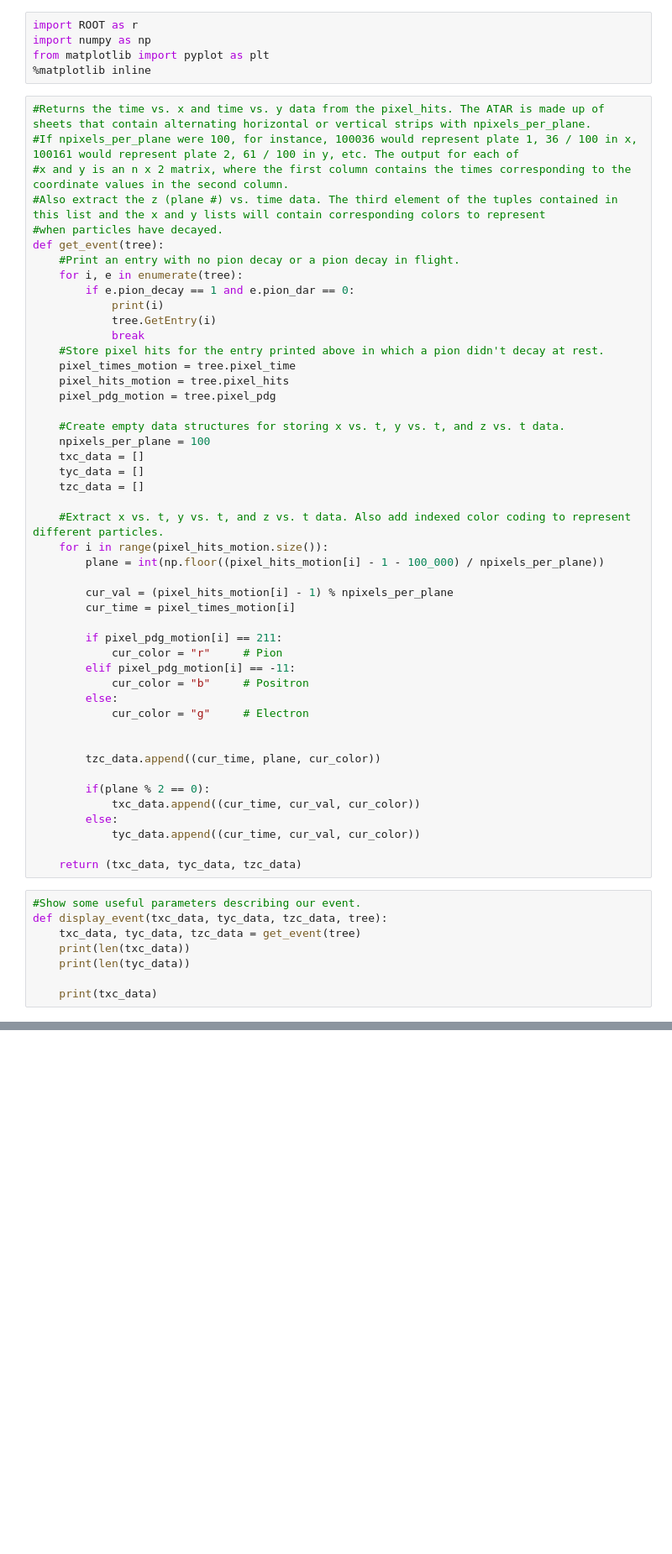
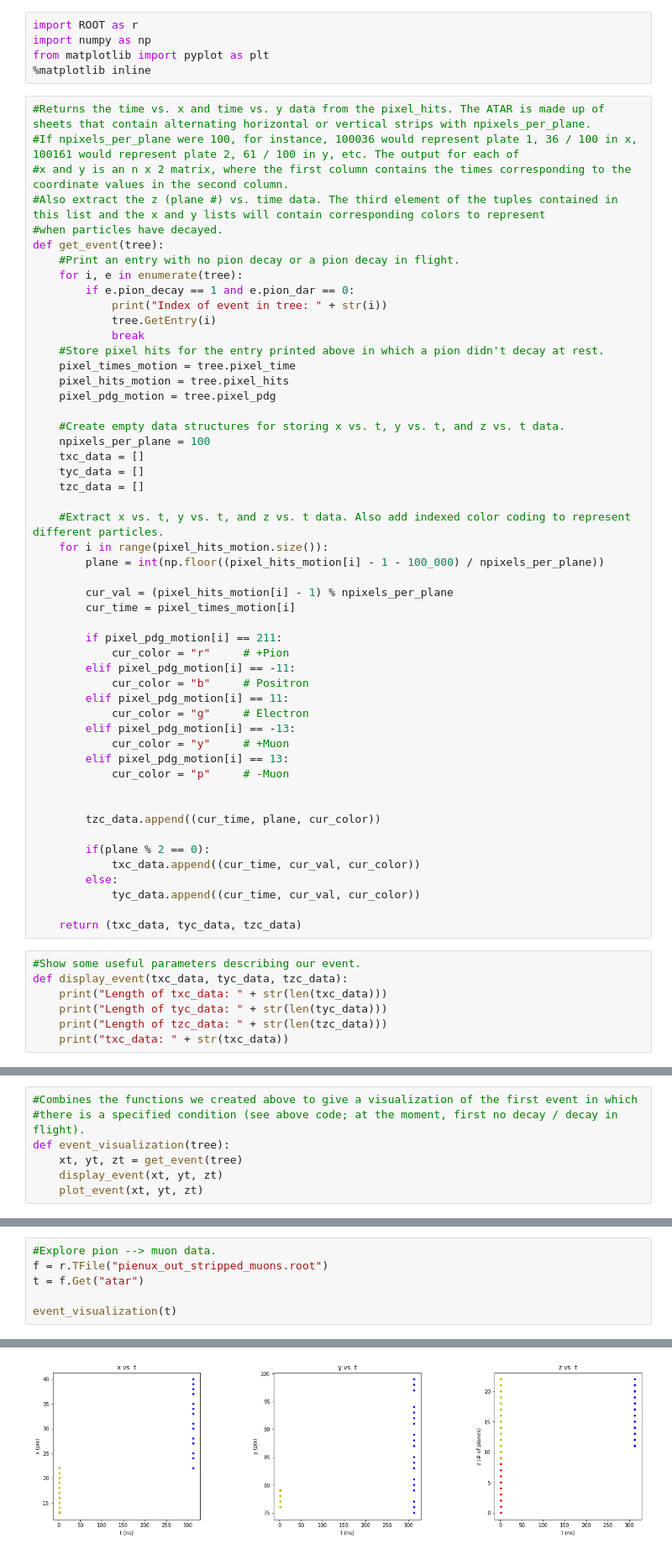
Before and after one commit to blah151/ATAR-Decay-Exploration, a Jupyter notebook: atar_exploration.ipynb, the cells around one changed output, grey strips where cells are left out. Shown at 84% size. Cells and saved outputs as stored; diff of their text form; blank space fills up the shorter version.

Commit message:
Further functionalized code and consolidated muon exploration and pi->e exploration into the same file.

```diff
--- a/atar_exploration.ipynb
+++ b/atar_exploration.ipynb
@@ -13,7 +13,7 @@ def get_event(tree):
     #Print an entry with no pion decay or a pion decay in flight.
     for i, e in enumerate(tree):
         if e.pion_decay == 1 and e.pion_dar == 0:
-            print(i)
+            print("Index of event in tree: " + str(i))
             tree.GetEntry(i)
             break
     #Store pixel hits for the entry printed above in which a pion didn't decay at rest.
@@ -35,11 +35,15 @@ def get_event(tree):
         cur_time = pixel_times_motion[i]
 
         if pixel_pdg_motion[i] == 211:
-            cur_color = "r"     # Pion
+            cur_color = "r"     # +Pion
         elif pixel_pdg_motion[i] == -11:
             cur_color = "b"     # Positron
-        else:
+        elif pixel_pdg_motion[i] == 11:
             cur_color = "g"     # Electron
+        elif pixel_pdg_motion[i] == -13:
+            cur_color = "y"     # +Muon
+        elif pixel_pdg_motion[i] == 13:
+            cur_color = "p"     # -Muon
 
 
         tzc_data.append((cur_time, plane, cur_color))
@@ -52,12 +56,11 @@ def get_event(tree):
     return (txc_data, tyc_data, tzc_data)
 # %%
 #Show some useful parameters describing our event.
-def display_event(txc_data, tyc_data, tzc_data, tree):
-    txc_data, tyc_data, tzc_data = get_event(tree)
-    print(len(txc_data))
-    print(len(tyc_data))
-
-    print(txc_data)
+def display_event(txc_data, tyc_data, tzc_data):
+    print("Length of txc_data: " + str(len(txc_data)))
+    print("Length of tyc_data: " + str(len(tyc_data)))
+    print("Length of tzc_data: " + str(len(tzc_data)))
+    print("txc_data: " + str(txc_data))
 # %%
 #Plot x vs. t, y vs. t, and z vs. t data from our event. The graphs will show the color-coding system used to represent different particles.
 def plot_event(txc_data, tyc_data, tzc_data):
@@ -91,4 +94,11 @@ def plot_event(txc_data, tyc_data, tzc_data):
                         top = 0.9,
                         wspace = 0.5,
                         hspace = 0.4)
+# %%
+#Combines the functions we created above to give a visualization of the first event in which
+#there is a specified condition (see above code; at the moment, first no decay / decay in flight).
+def event_visualization(tree):
+    xt, yt, zt = get_event(tree)
+    display_event(xt, yt, zt)
+    plot_event(xt, yt, zt)
 # %%
@@ -126,0 +119,7 @@ plot_event(xt, yt, zt)
+# %%
+#Explore pion --> muon data.
+f = r.TFile("pienux_out_stripped_muons.root")
+t = f.Get("atar")
+
+event_visualization(t)
+# %% [output]
@@ -126,0 +131 @@ plot_event(xt, yt, zt)
+[figure, added]
```
Also changed, not shown: parts of 3 cells of this notebook, 1 other file.
